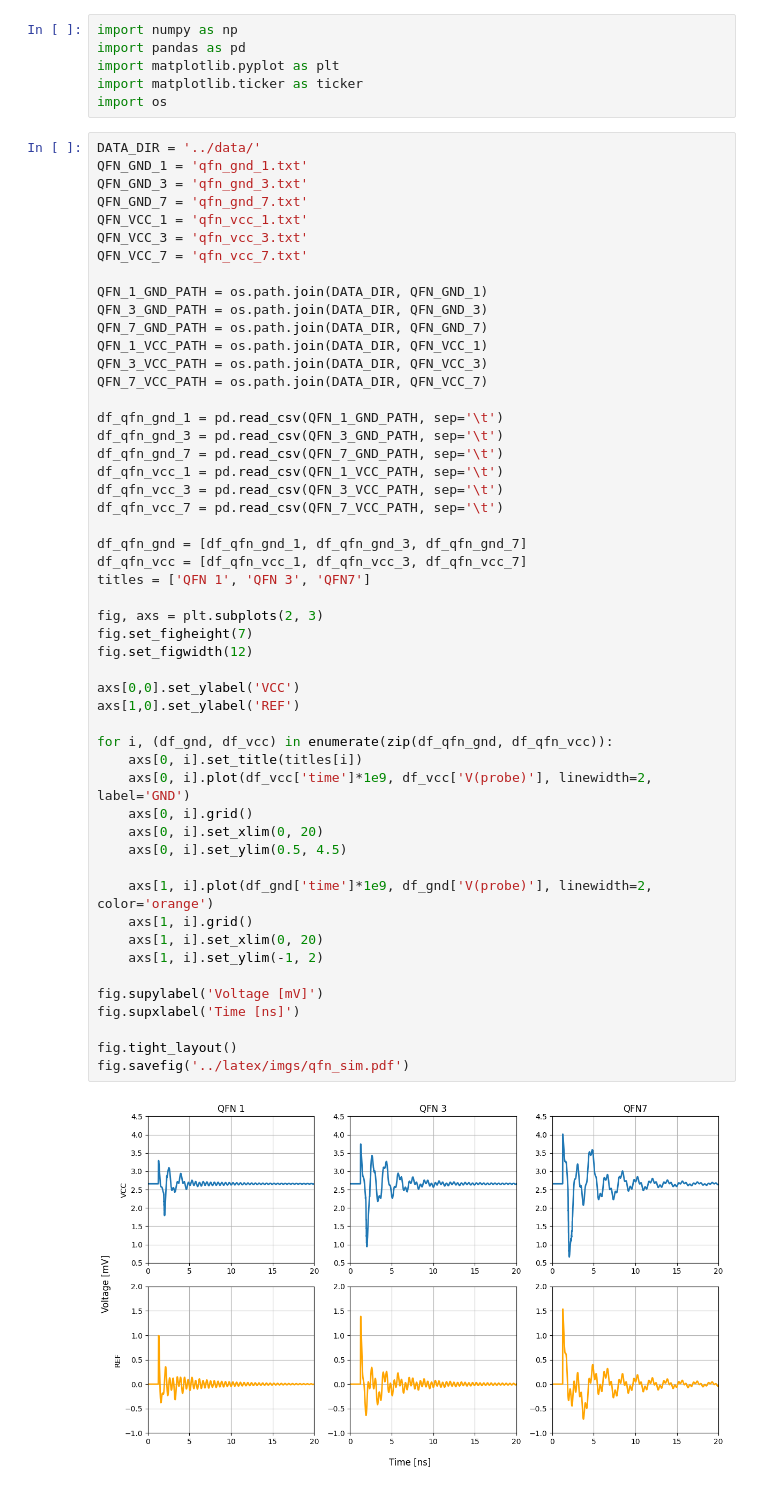
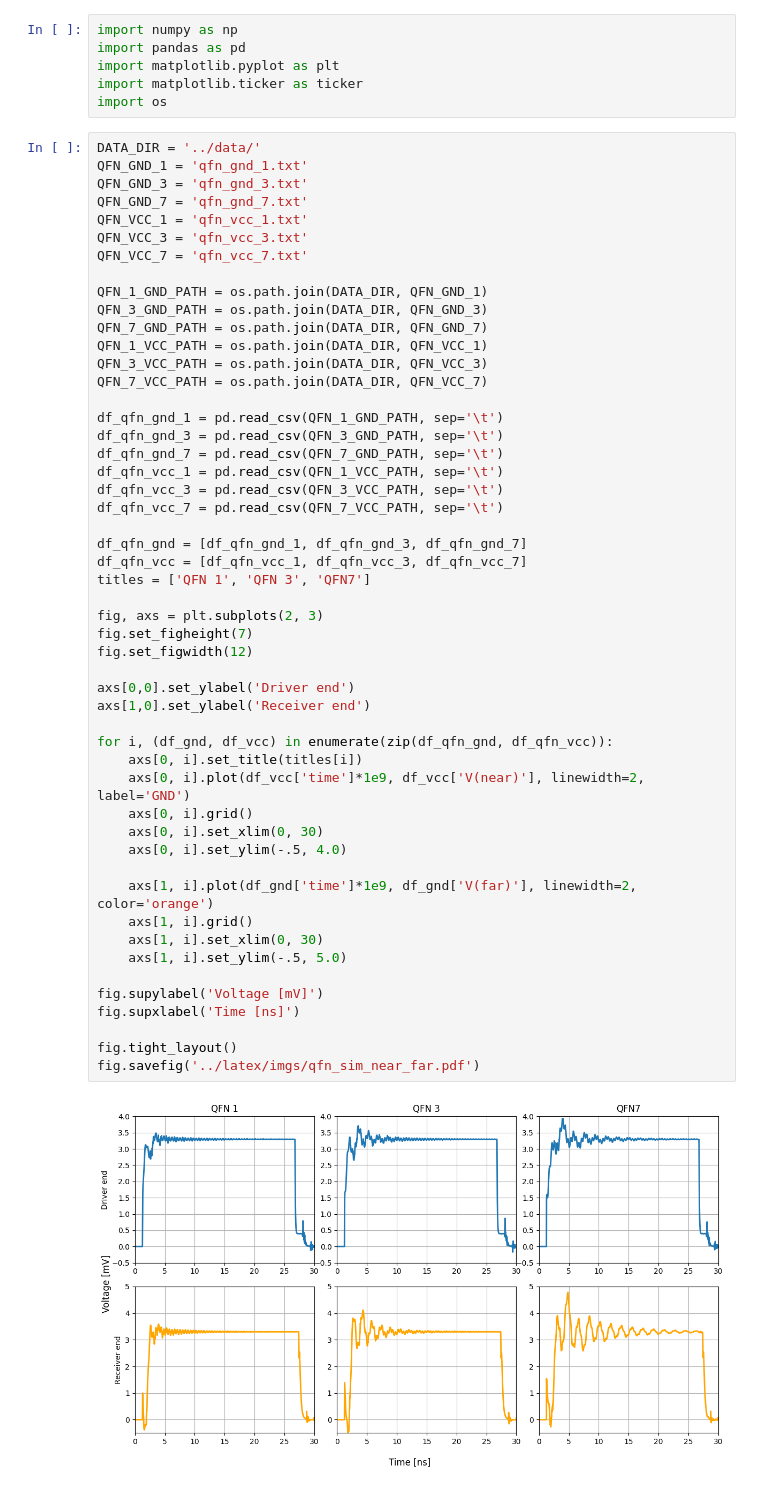
Before and after one commit to Ponti17/ehsd-lab-2, a Jupyter notebook: notebooks/sim_plot.ipynb, the cells around one changed output. Cells and saved outputs as stored; diff of their text form.

```diff
--- a/notebooks/sim_plot.ipynb
+++ b/notebooks/sim_plot.ipynb
@@ -22,43 +22,43 @@ QFN_1_VCC_PATH = os.path.join(DATA_DIR, QFN_VCC_1)
 QFN_3_VCC_PATH = os.path.join(DATA_DIR, QFN_VCC_3)
 QFN_7_VCC_PATH = os.path.join(DATA_DIR, QFN_VCC_7)
 
 df_qfn_gnd_1 = pd.read_csv(QFN_1_GND_PATH, sep='\t')
 df_qfn_gnd_3 = pd.read_csv(QFN_3_GND_PATH, sep='\t')
 df_qfn_gnd_7 = pd.read_csv(QFN_7_GND_PATH, sep='\t')
 df_qfn_vcc_1 = pd.read_csv(QFN_1_VCC_PATH, sep='\t')
 df_qfn_vcc_3 = pd.read_csv(QFN_3_VCC_PATH, sep='\t')
 df_qfn_vcc_7 = pd.read_csv(QFN_7_VCC_PATH, sep='\t')
 
 df_qfn_gnd = [df_qfn_gnd_1, df_qfn_gnd_3, df_qfn_gnd_7]
 df_qfn_vcc = [df_qfn_vcc_1, df_qfn_vcc_3, df_qfn_vcc_7]
 titles = ['QFN 1', 'QFN 3', 'QFN7']
 
 fig, axs = plt.subplots(2, 3)
 fig.set_figheight(7)
 fig.set_figwidth(12)
 
-axs[0,0].set_ylabel('VCC')
-axs[1,0].set_ylabel('REF')
+axs[0,0].set_ylabel('Driver end')
+axs[1,0].set_ylabel('Receiver end')
 
 for i, (df_gnd, df_vcc) in enumerate(zip(df_qfn_gnd, df_qfn_vcc)):
     axs[0, i].set_title(titles[i])
-    axs[0, i].plot(df_vcc['time']*1e9, df_vcc['V(probe)'], linewidth=2, label='GND')
+    axs[0, i].plot(df_vcc['time']*1e9, df_vcc['V(near)'], linewidth=2, label='GND')
     axs[0, i].grid()
-    axs[0, i].set_xlim(0, 20)
-    axs[0, i].set_ylim(0.5, 4.5)
+    axs[0, i].set_xlim(0, 30)
+    axs[0, i].set_ylim(-.5, 4.0)
 
-    axs[1, i].plot(df_gnd['time']*1e9, df_gnd['V(probe)'], linewidth=2, color='orange')
+    axs[1, i].plot(df_gnd['time']*1e9, df_gnd['V(far)'], linewidth=2, color='orange')
     axs[1, i].grid()
-    axs[1, i].set_xlim(0, 20)
-    axs[1, i].set_ylim(-1, 2)
+    axs[1, i].set_xlim(0, 30)
+    axs[1, i].set_ylim(-.5, 5.0)
 
 fig.supylabel('Voltage [mV]')
 fig.supxlabel('Time [ns]')
 
 fig.tight_layout()
-fig.savefig('../latex/imgs/qfn_sim.pdf')
+fig.savefig('../latex/imgs/qfn_sim_near_far.pdf')
 # %% [output]
-[figure, old version]
+[figure, new version]
 # %%
 DATA_DIR = '../data/'
 SOIC_GND_1 = 'SOIC_gnd_1.txt'
```
Also changed, not shown: parts of 1 cell of this notebook, 1 other file.
